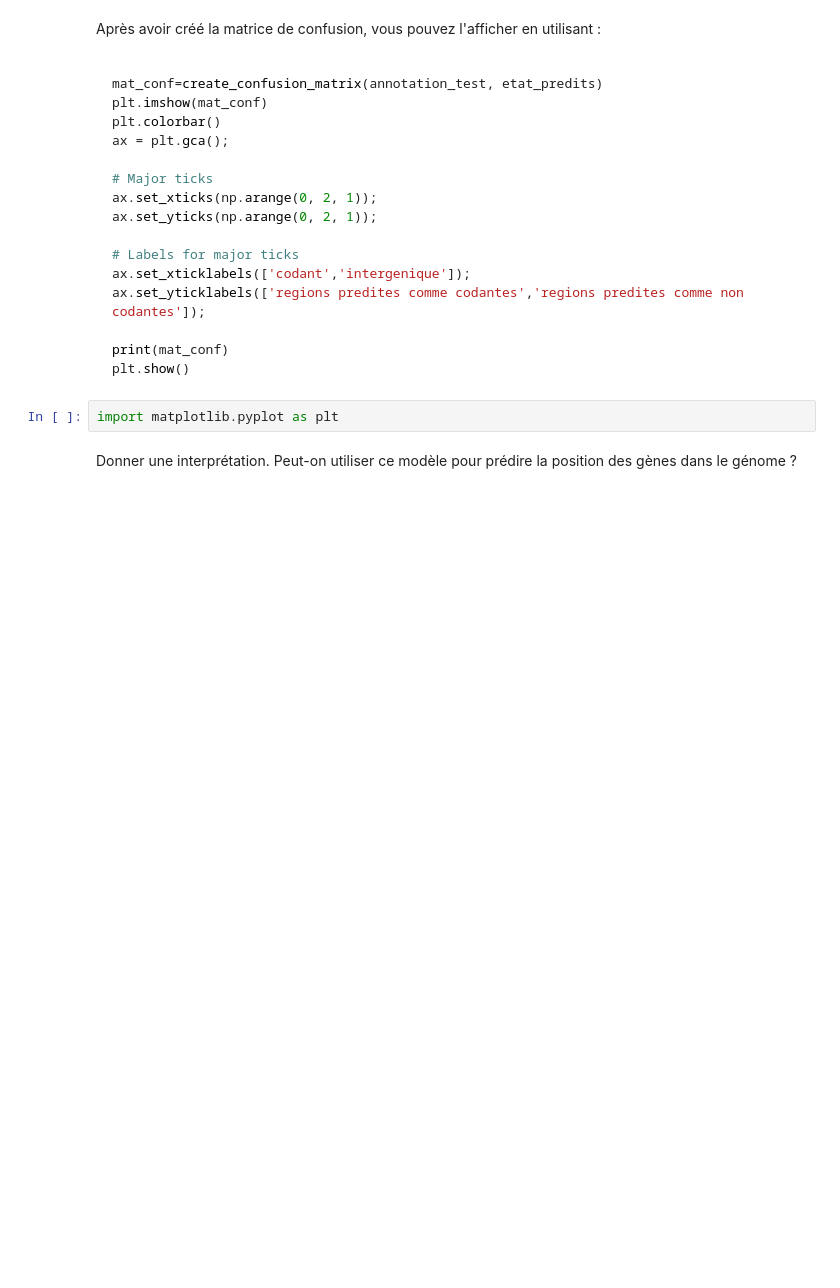
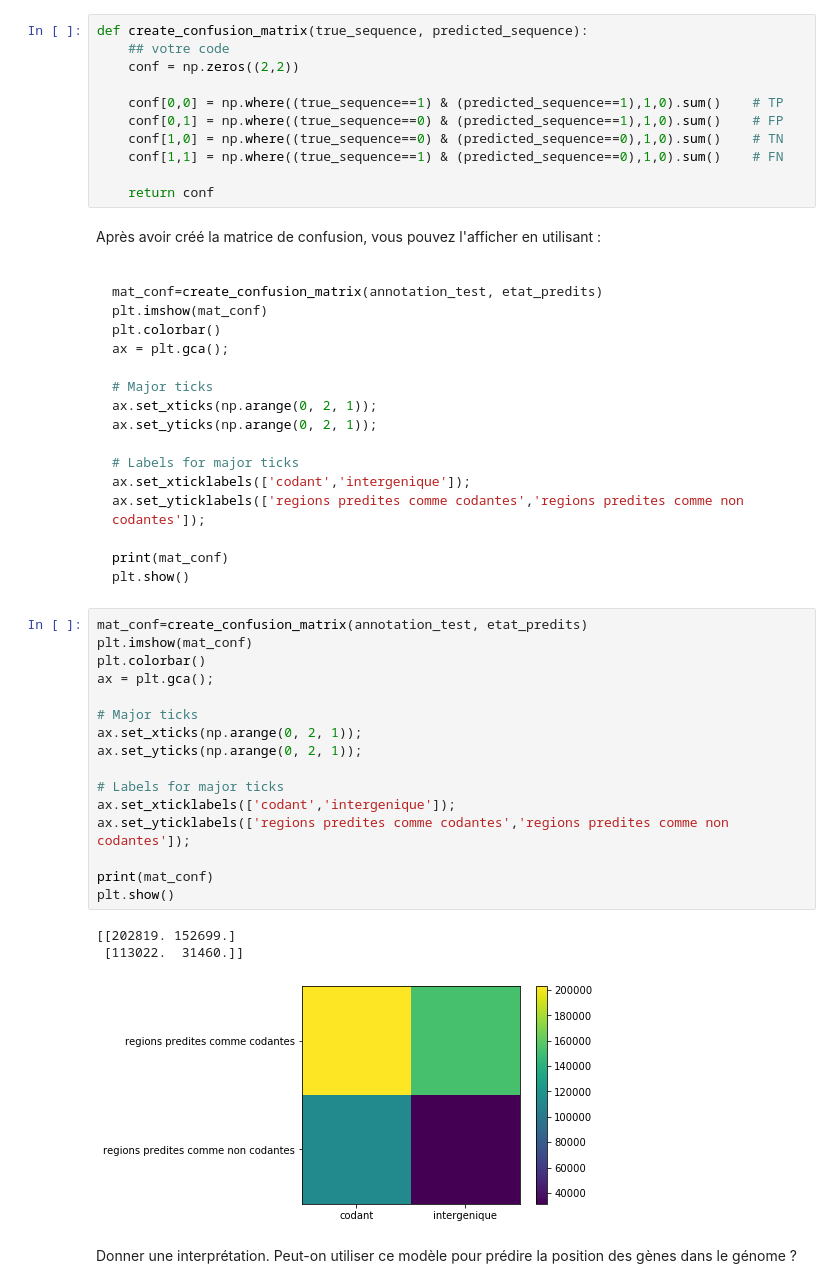
Before and after one commit to RoxaneC/M1-MAPSI-TME, a Jupyter notebook: tme7/tme7.ipynb, the cells around one changed output. Cells and saved outputs as stored; diff of their text form; blank space fills up the shorter version.

````diff
--- a/tme7/tme7.ipynb
+++ b/tme7/tme7.ipynb
@@ -312,3 +301,14 @@ def create_confusion_matrix(true_sequence, predicted_sequence):
+# %%
+def create_confusion_matrix(true_sequence, predicted_sequence):
+    ## votre code
+    conf = np.zeros((2,2))
+
+    conf[0,0] = np.where((true_sequence==1) & (predicted_sequence==1),1,0).sum()    # TP
+    conf[0,1] = np.where((true_sequence==0) & (predicted_sequence==1),1,0).sum()    # FP
+    conf[1,0] = np.where((true_sequence==0) & (predicted_sequence==0),1,0).sum()    # TN
+    conf[1,1] = np.where((true_sequence==1) & (predicted_sequence==0),1,0).sum()    # FN
+
+    return conf
 # %% [markdown]
 Après avoir créé la matrice de confusion, vous pouvez l'afficher en utilisant :
 
@@ -330,8 +330,26 @@ ax.set_yticklabels(['regions predites comme codantes','regions predites comme no
 print(mat_conf)
 plt.show()
 ```
-# %%
-import matplotlib.pyplot as plt
+# %%
+mat_conf=create_confusion_matrix(annotation_test, etat_predits)
+plt.imshow(mat_conf)
+plt.colorbar()
+ax = plt.gca();
+
+# Major ticks
+ax.set_xticks(np.arange(0, 2, 1));
+ax.set_yticks(np.arange(0, 2, 1));
+
+# Labels for major ticks
+ax.set_xticklabels(['codant','intergenique']);
+ax.set_yticklabels(['regions predites comme codantes','regions predites comme non codantes']);
+
+print(mat_conf)
+plt.show()
+# %% [output]
+[[202819. 152699.]
+ [113022.  31460.]]
+[figure, added]
 # %% [markdown]
 Donner une interprétation.
 Peut-on utiliser ce modèle pour prédire la position des gènes dans le génome ?
````
Also changed, not shown: parts of 14 cells of this notebook.
